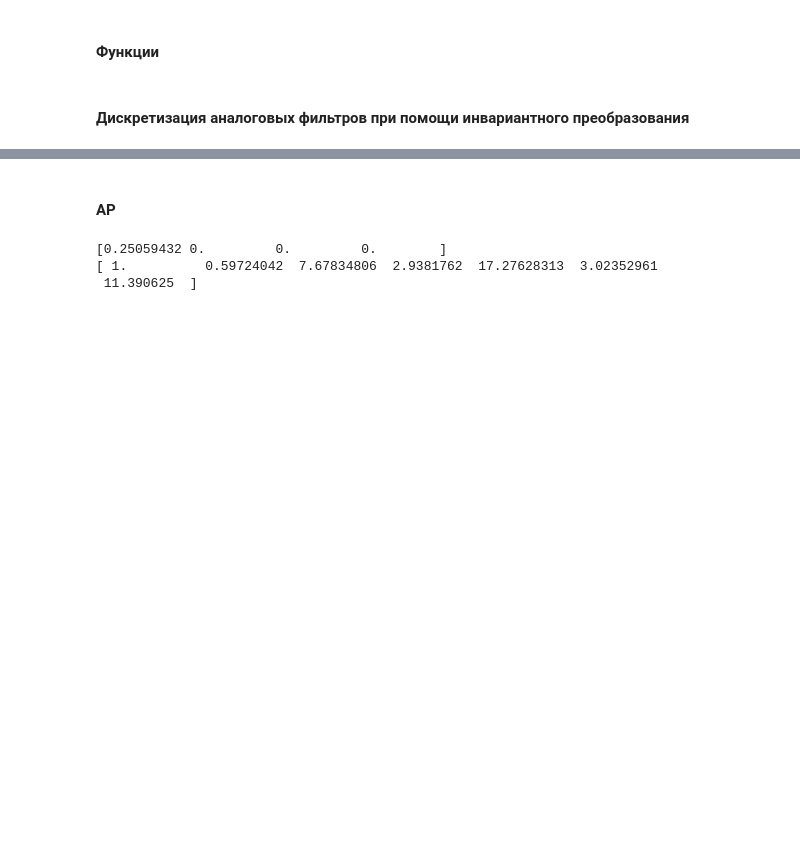
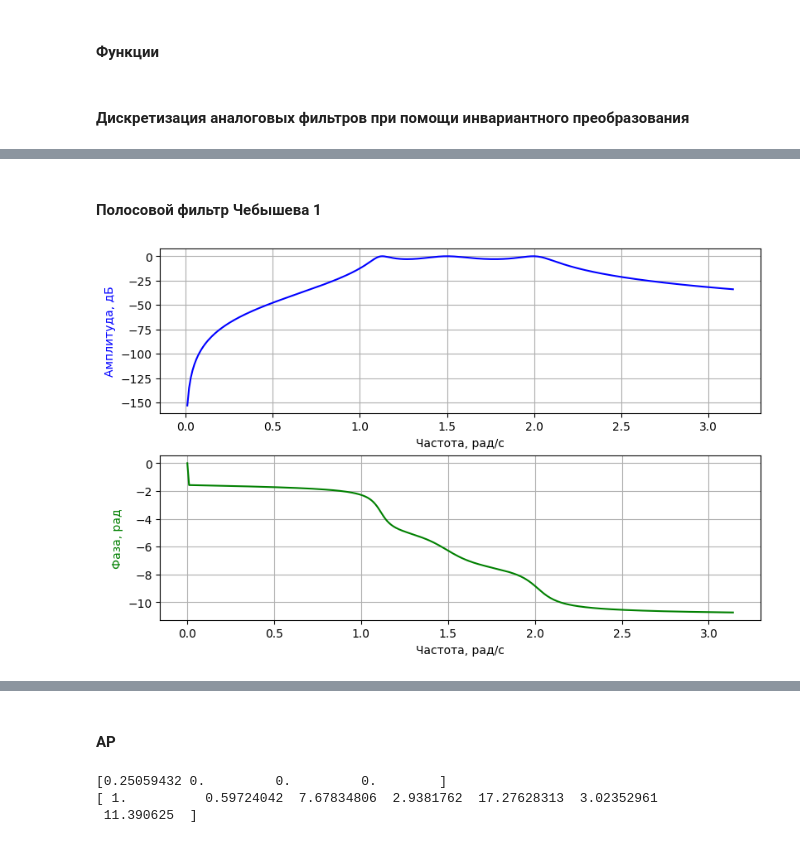
Before and after one commit to sethlearning/DigitalSignalProcessingWorkbooks, a Jupyter notebook: Filters/Synthesizing/Analog/FilterSynthesizingAnalog-7-Invariant.ipynb, the cells around one changed output, grey strips where cells are left out. Saved outputs shown, nothing was run; the diff lists cells and outputs as text; code cells hidden in the pictures; blank space fills up the shorter version.

```diff
--- a/Filters/Synthesizing/Analog/FilterSynthesizingAnalog-7-Invariant.ipynb
+++ b/Filters/Synthesizing/Analog/FilterSynthesizingAnalog-7-Invariant.ipynb
@@ -124,0 +188,49 @@ w,h = sp.freqz(b=bi, a=ai, whole=False, plot=FRPRDiag)
+# %% [markdown]
+#### Полосовой фильтр Чебышева 1
+# %%
+# Синтез прототипа аналогового фильтра Чебышева 1
+# Возвращаемые значения:
+# z - значения нулей фильтра
+# p - значения полюсов фильтра
+# k - коэффициент усиления фильтра
+# Параметры:
+# N - порядок фильтра
+# rp - допустимый уровень пульсаций в полосе пропускания
+z, p, k = sp.cheb1ap(N=3, rp=3)
+
+# Синтез полосового фильтра по характеристикам прототипа
+# Возвращаемые значения:
+# z - значения нулей фильтра
+# p - значения полюсов фильтра
+# k - коэффициент усиления фильтра
+# Параметры:
+# z - значения нулей фильтра
+# p - значения полюсов фильтра
+# k - коэффициент усиления фильтра
+# wo - частота середины полосы пропускания
+# bw - ширина полосы пропускания
+z1, p1, k1 = sp.lp2bp_zpk(z=z, p=p, k=k, wo=1.5, bw=1)
+
+# Преобразование фильтра, представленного в виде значений нулей, полюсов и коэффициента усиления
+# в форму коэффициентов прямых и обратных связей
+# Возвращаемые значения:
+# b - коэффициенты прямых связей
+# a - коэффициенты обратных связей
+# Параметры:
+# z - значения нулей фильтра
+# p - значения полюсов фильтра
+# k - коэффициент усиления фильтра
+b, a = sp.zpk2tf(z=z1, p=p1, k=k1)
+
+# Функция freqs возвращает отклик аналогового фильтра
+# Возвращаемые значения:
+# w - частоты, для которых был рассчитан отклик фильтра
+# h - отклик фильтра, представленный в виде комплексных чисел
+# Параметры:
+# b - коэффициенты прямых связей
+# a - коэффициенты обратных связей
+# Функция freqs позволяет указать в качестве параметра plot функцию для отрисовки графиков,
+# принимающую в качестве параметров частоты, для которых был измерен отклик фильтра, и комплексные значения этих откликов.
+_ = sp.freqs(b=b, a=a, worN=np.arange(start=0, stop=np.pi, step=0.01), plot=FRPRDiag)
+# %% [output]
+[figure, added]
```
Also changed, not shown: parts of 6 cells of this notebook.
